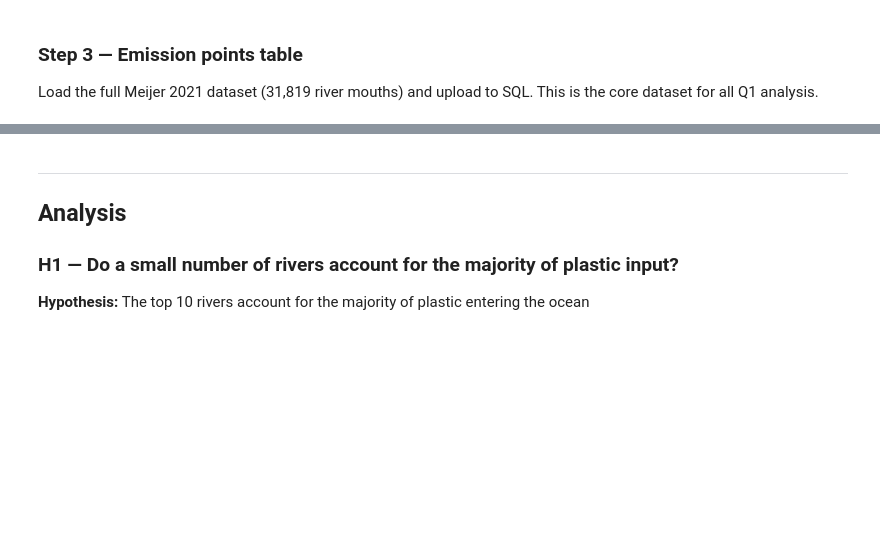
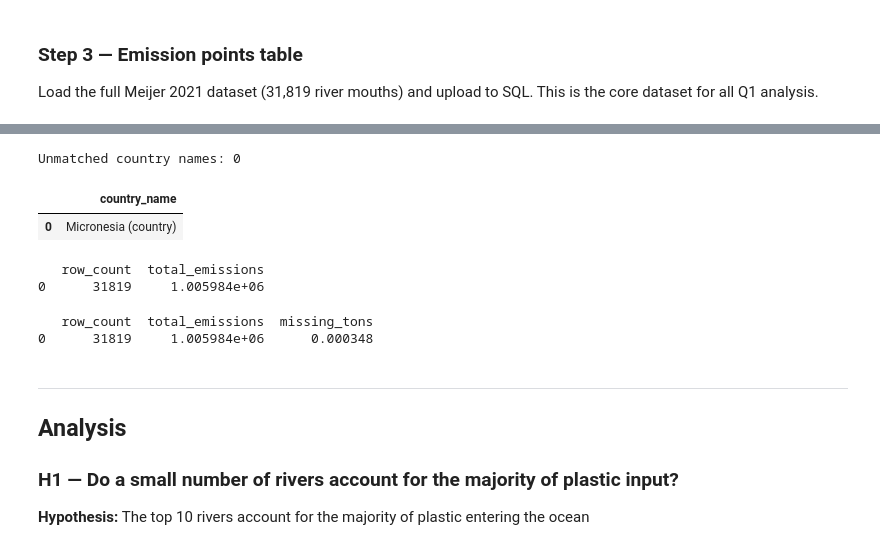
Before and after one commit to Sarah-Jane85/Source_to_Sea, a Jupyter notebook: Notebooks/modular_02_q1_plastic_sources.ipynb, the cells around one changed output, grey strips where cells are left out. Saved outputs shown, nothing was run; the diff lists cells and outputs as text; code cells hidden in the pictures; blank space fills up the shorter version.

Commit message:
fixed data loss due to unknown countries

```diff
--- a/Notebooks/modular_02_q1_plastic_sources.ipynb
+++ b/Notebooks/modular_02_q1_plastic_sources.ipynb
@@ -135,3 +185,45 @@ print(f"✅ emission_points loaded: {len(emission_points)} rows")
+# %%
+# Check which country names in rivers_full don't match countries table
+sql_countries = set(df_countries['country_name'].tolist())
+rivers_countries = set(rivers_full['country'].replace(COUNTRY_NAME_MAP).unique())
+
+unmatched = rivers_countries - sql_countries
+print(f"Unmatched country names: {len(unmatched)}")
+for c in sorted(unmatched):
+    n_rows = (rivers_full['country'].replace(COUNTRY_NAME_MAP) == c).sum()
+    emissions = rivers_full[rivers_full['country'].replace(COUNTRY_NAME_MAP) == c]['emission'].sum()
+    print(f"  '{c}': {n_rows} rows, {emissions:,.3f} tons")
+# %% [output]
+Unmatched country names: 0
+# %%
+pd.read_sql("SELECT country_name FROM countries WHERE country_name LIKE '%icronesia%'", engine)
+# %% [output]
+|  | country_name |
+| 0 | Micronesia (country) |
+# %%
+result = pd.read_sql("""
+    SELECT
+        COUNT(*)                AS row_count,
+        SUM(emission_tons_year) AS total_emissions
+    FROM emission_points
+""", engine)
+print(result)
+# %% [output]
+   row_count  total_emissions
+0      31819     1.005984e+06
+# %%
+# ── VERIFY: check what actually landed in SQL ────────────
+result = pd.read_sql("""
+    SELECT
+        COUNT(*)                    AS row_count,
+        SUM(emission_tons_year)     AS total_emissions,
+        1005984.147 - SUM(emission_tons_year) AS missing_tons
+    FROM emission_points
+""", engine)
+print(result)
+# %% [output]
+   row_count  total_emissions  missing_tons
+0      31819     1.005984e+06      0.000348
 # %% [markdown]
 ---
 ## Analysis
```
Also changed, not shown: parts of 9 cells of this notebook, 7 other files.
